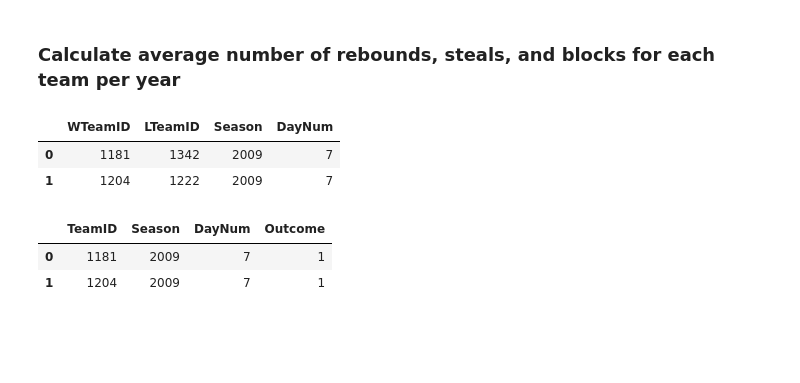
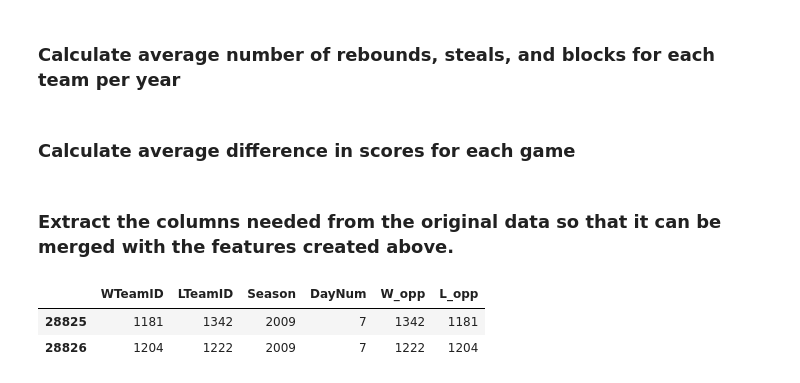
Before and after one commit to merlej/basketball-prediction, a Jupyter notebook: basketball_data_cleaning.ipynb, the cells around one changed output. Saved outputs shown, nothing was run; the diff lists cells and outputs as text; code cells hidden in the pictures; blank space fills up the shorter version.

```diff
--- a/basketball_data_cleaning.ipynb
+++ b/basketball_data_cleaning.ipynb
@@ -226,3 +228,5 @@ stl_df = fn.build_df(stl_list, years, 'STL')
 blk_df = fn.build_df(blk_list, years, 'BLK')
 ast_df = fn.build_df(ast_list, years, 'AST')
 pf_df = fn.build_df(pf_list, years, 'PF')
+# %% [markdown]
+### Calculate average difference in scores for each game
@@ -229,7 +240,11 @@ pf_df = fn.build_df(pf_list, years, 'PF')
+# %% [markdown]
+### Extract the columns needed from the original data so that it can be merged with the features created above.
 # %%
-data = seasons_data[seasons_data.Season>2008][['WTeamID','LTeamID','Season','DayNum']].reset_index().drop('index',                                                                                                         axis=1)
+data = seasons_data[seasons_data.Season>2008][['WTeamID','LTeamID','Season','DayNum']]
+data['W_opp'] = data.LTeamID
+data['L_opp'] = data.WTeamID
 data.head(2)
 # %% [output]
-|  | WTeamID | LTeamID | Season | DayNum |
-| 0 | 1181 | 1342 | 2009 | 7 |
-| 1 | 1204 | 1222 | 2009 | 7 |
+|  | WTeamID | LTeamID | Season | DayNum | W_opp | L_opp |
+| 28825 | 1181 | 1342 | 2009 | 7 | 1342 | 1181 |
+| 28826 | 1204 | 1222 | 2009 | 7 | 1222 | 1204 |
@@ -244,41 +250,0 @@ l_data['Outcome'] = np.array(0)
-# %%
-# rename the columns so that the dataframes can be merged
-cols = []
-for c in w_data.columns:
-    name = str(c)
-    if name=='WTeamID':
-        cols.append("TeamID")
-    elif name.startswith("W_", 0, 2):
-        r_name = re.sub("W_", "Team_", name)
-        cols.append(r_name)
-    elif name.startswith("L_", 0, 2):
-        t_name = re.sub("L_", "Opp_", name)
-        cols.append(t_name)
-    else:
-        cols.append(name)
-
-w_data.columns = cols
-
-cols2 = []
-
-for c in l_data.columns:
-    name = str(c)
-    if name=='LTeamID':
-        cols2.append("TeamID")
-    elif name.startswith("L_", 0, 2):
-        r_name = re.sub("L_", "Team_", name)
-        cols2.append(r_name)
-    elif name.startswith("W_", 0, 2):
-        t_name = re.sub("W_", "Opp_", name)
-        cols2.append(t_name)
-    else:
-        cols2.append(name)
-
-l_data.columns = cols2
-
-team_data = w_data.merge(l_data, how='outer')
-team_data.head(2)
-# %% [output]
-|  | TeamID | Season | DayNum | Outcome |
-| 0 | 1181 | 2009 | 7 | 1 |
-| 1 | 1204 | 2009 | 7 | 1 |
```
Also changed, not shown: parts of 17 cells of this notebook.
